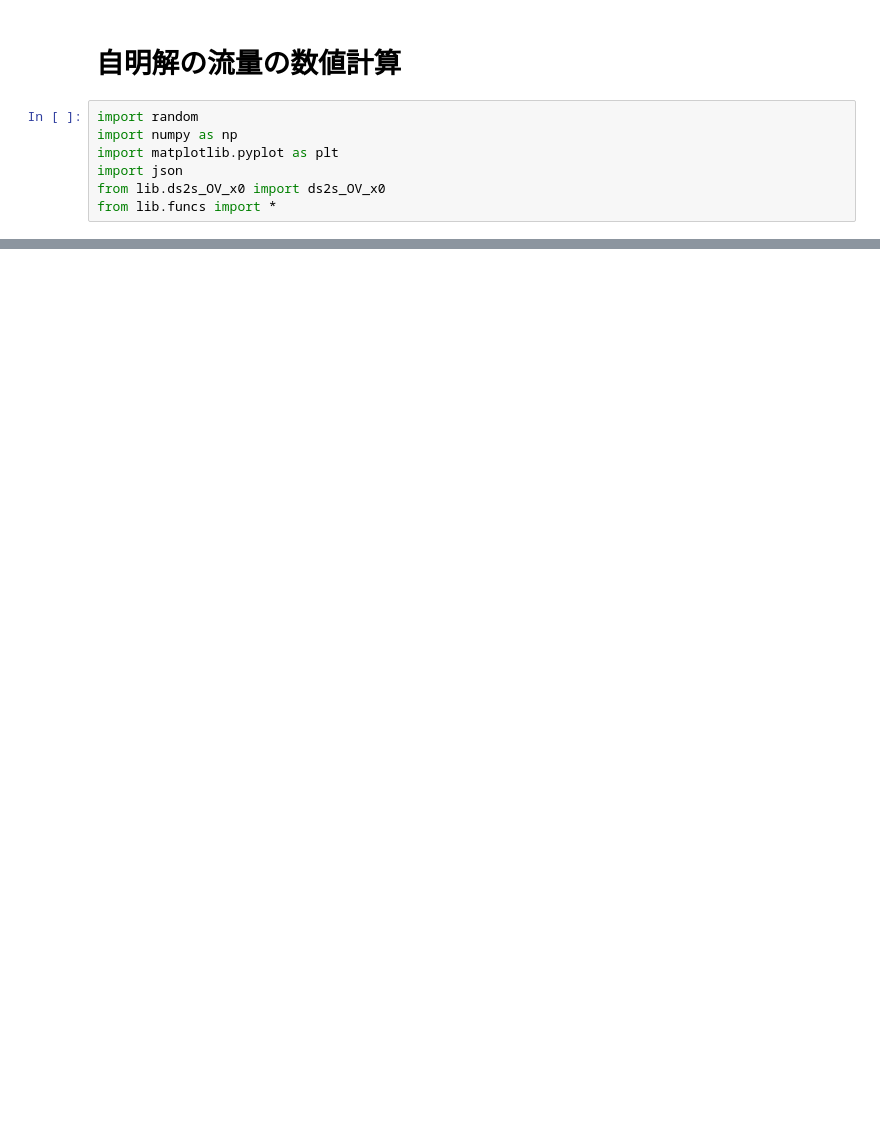
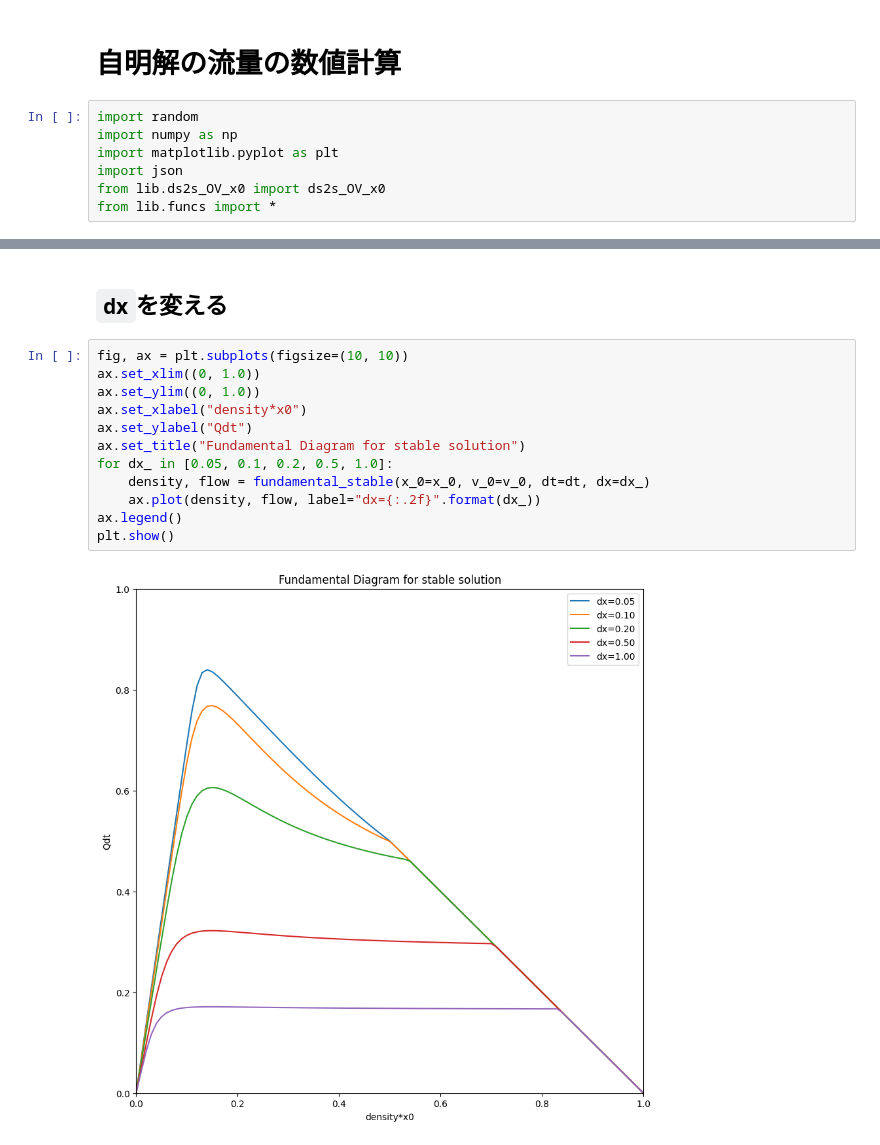
Before and after one commit to tt6-mzn/s2s-OV-model, a Jupyter notebook: ds2s-OV/012.ipynb, the cells around one changed output, grey strips where cells are left out. Cells and saved outputs as stored; diff of their text form; blank space fills up the shorter version.

```diff
--- a/ds2s-OV/012.ipynb
+++ b/ds2s-OV/012.ipynb
@@ -98,0 +70,16 @@ plot_fundamental(density, flow)
+# %% [markdown]
+## `dx`を変える
+# %%
+fig, ax = plt.subplots(figsize=(10, 10))
+ax.set_xlim((0, 1.0))
+ax.set_ylim((0, 1.0))
+ax.set_xlabel("density*x0")
+ax.set_ylabel("Qdt")
+ax.set_title("Fundamental Diagram for stable solution")
+for dx_ in [0.05, 0.1, 0.2, 0.5, 1.0]:
+	density, flow = fundamental_stable(x_0=x_0, v_0=v_0, dt=dt, dx=dx_)
+	ax.plot(density, flow, label="dx={:.2f}".format(dx_))
+ax.legend()
+plt.show()
+# %% [output]
+[figure, added]
```
Also changed, not shown: parts of 10 cells of this notebook, 1 other file.
